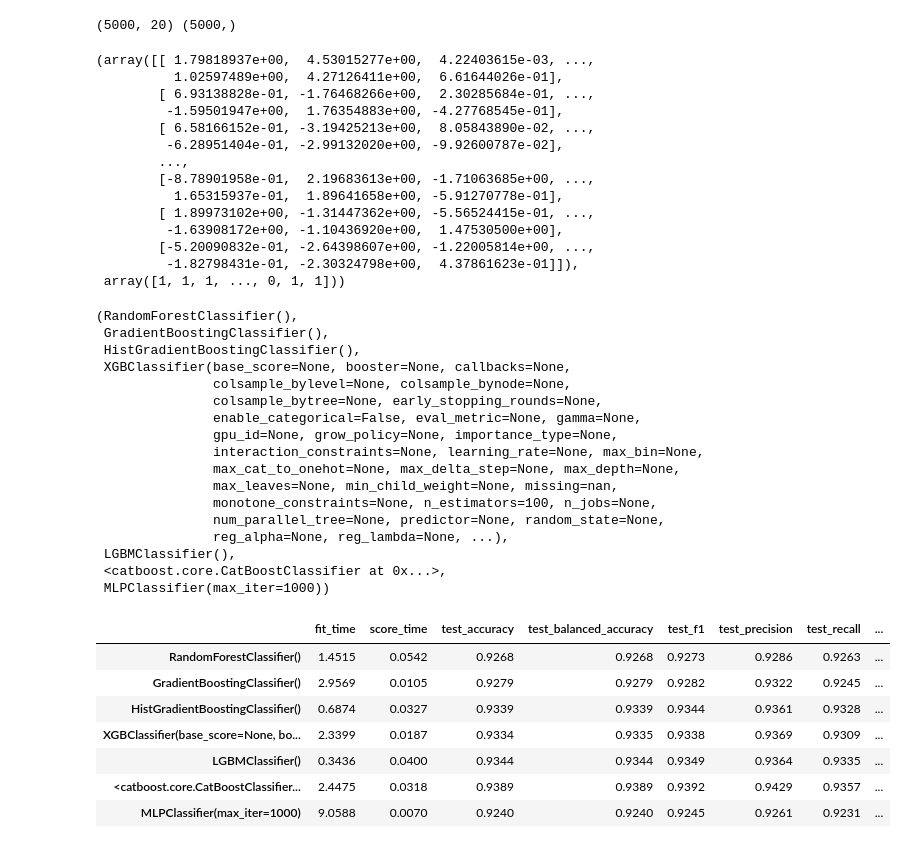
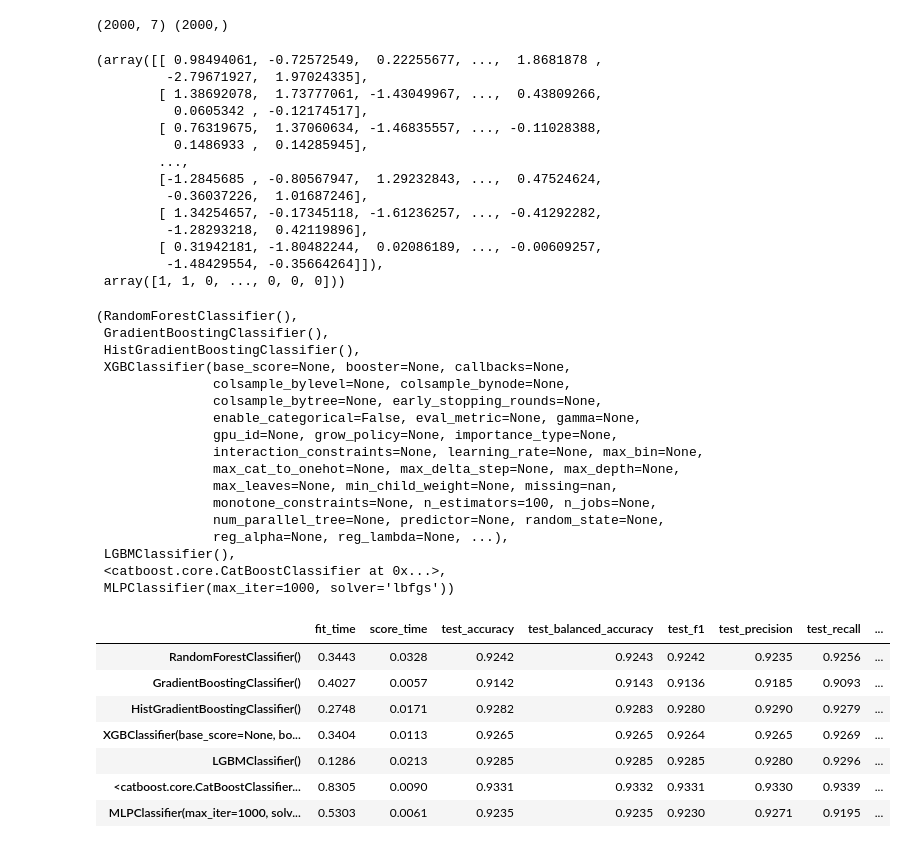
Before and after one commit to alexey-krasnov/ml_classifiers, a Jupyter notebook: classifiers.ipynb, the cells around one changed output. Saved outputs shown, nothing was run; the diff lists cells and outputs as text; code cells hidden in the pictures.

```diff
--- a/classifiers.ipynb
+++ b/classifiers.ipynb
@@ -33,27 +22,27 @@ def get_metrics(y_test, y_pred) -> map:
 # %%
 # Define test classification dataset
-X, y = make_classification(n_samples=5000, n_features=20, n_informative=5, n_redundant=2, random_state=12)
+X, y = make_classification(n_samples=2000, n_features=7, n_informative=5, n_redundant=2, random_state=12)
 # summarize the dataset
 print(X.shape, y.shape)
 # Split for train/test data as 80% and 20 %
 X_train, X_test, y_train, y_test = train_test_split(X, y, test_size=0.2, random_state=12)
 X, y
 # %% [output]
-(5000, 20) (5000,)
+(2000, 7) (2000,)
-(array([[ 1.79818937e+00,  4.53015277e+00,  4.22403615e-03, ...,
-          1.02597489e+00,  4.27126411e+00,  6.61644026e-01],
-        [ 6.93138828e-01, -1.76468266e+00,  2.30285684e-01, ...,
-         -1.59501947e+00,  1.76354883e+00, -4.27768545e-01],
-        [ 6.58166152e-01, -3.19425213e+00,  8.05843890e-02, ...,
-         -6.28951404e-01, -2.99132020e+00, -9.92600787e-02],
+(array([[ 0.98494061, -0.72572549,  0.22255677, ...,  1.8681878 ,
+         -2.79671927,  1.97024335],
+        [ 1.38692078,  1.73777061, -1.43049967, ...,  0.43809266,
+          0.0605342 , -0.12174517],
+        [ 0.76319675,  1.37060634, -1.46835557, ..., -0.11028388,
+          0.1486933 ,  0.14285945],
         ...,
-        [-8.78901958e-01,  2.19683613e+00, -1.71063685e+00, ...,
-          1.65315937e-01,  1.89641658e+00, -5.91270778e-01],
-        [ 1.89973102e+00, -1.31447362e+00, -5.56524415e-01, ...,
-         -1.63908172e+00, -1.10436920e+00,  1.47530500e+00],
-        [-5.20090832e-01, -2.64398607e+00, -1.22005814e+00, ...,
-         -1.82798431e-01, -2.30324798e+00,  4.37861623e-01]]),
- array([1, 1, 1, ..., 0, 1, 1]))
+        [-1.2845685 , -0.80567947,  1.29232843, ...,  0.47524624,
+         -0.36037226,  1.01687246],
+        [ 1.34254657, -0.17345118, -1.61236257, ..., -0.41292282,
+         -1.28293218,  0.42119896],
+        [ 0.31942181, -1.80482244,  0.02086189, ..., -0.00609257,
+         -1.48429554, -0.35664264]]),
+ array([1, 1, 0, ..., 0, 0, 0]))
 # %%
 # instance the classification models
 rf = RandomForestClassifier()
@@ -62,7 +51,7 @@ hist_gb = HistGradientBoostingClassifier()
 xgb = XGBClassifier()
 lgb = LGBMClassifier()
 catgb = CatBoostClassifier(verbose=0, n_estimators=200)
-mlp = MLPClassifier(max_iter=1000)
+mlp = MLPClassifier(max_iter=1000, solver='lbfgs')
 
 models = (rf, gb, hist_gb, xgb, lgb, catgb, mlp)
 
@@ -84,31 +73,29 @@ models
                reg_alpha=None, reg_lambda=None, ...),
  LGBMClassifier(),
  <catboost.core.CatBoostClassifier at 0x...>,
- MLPClassifier(max_iter=1000))
+ MLPClassifier(max_iter=1000, solver='lbfgs'))
 # %%
 def make_cross_validation(estimator, X_train, y_train, cv=5):
-    scorings = ('accuracy', 'balanced_accuracy', 'f1', 'precision', 'recall',  'roc_auc')
+    scorings = ('accuracy', 'balanced_accuracy', 'f1', 'precision', 'recall', 'roc_auc')
     scores = cross_validate(estimator, X_train, y_train, cv=cv, n_jobs=-1, scoring=scorings)
-    scores.items()
     final_metrics = dict()
     for key, item in sorted(scores.items()):
-        # print(f'{key} is {item.mean().round(4)}')
         final_metrics[key] = item.mean().round(4)
     return final_metrics
 # %%
 cv = RepeatedStratifiedKFold(n_splits=5, n_repeats=5, random_state=12)
-data = []
+data_cross_val = []
 for mdl in models:
     report_dict = make_cross_validation(mdl, X_train, y_train, cv=cv)
-    data.append(report_dict)
-df_report = pd.DataFrame(data, index=models)
+    data_cross_val.append(report_dict)
+df_report = pd.DataFrame(data_cross_val, index=models)
 df_report
 # %% [output]
 |  | fit_time | score_time | test_accuracy | test_balanced_accuracy | test_f1 | test_precision | test_recall | ... |
-| RandomForestClassifier() | 1.4515 | 0.0542 | 0.9268 | 0.9268 | 0.9273 | 0.9286 | 0.9263 | ... |
-| GradientBoostingClassifier() | 2.9569 | 0.0105 | 0.9279 | 0.9279 | 0.9282 | 0.9322 | 0.9245 | ... |
-| HistGradientBoostingClassifier() | 0.6874 | 0.0327 | 0.9339 | 0.9339 | 0.9344 | 0.9361 | 0.9328 | ... |
-| XGBClassifier(base_score=None, bo... | 2.3399 | 0.0187 | 0.9334 | 0.9335 | 0.9338 | 0.9369 | 0.9309 | ... |
-| LGBMClassifier() | 0.3436 | 0.0400 | 0.9344 | 0.9344 | 0.9349 | 0.9364 | 0.9335 | ... |
-| <catboost.core.CatBoostClassifier... | 2.4475 | 0.0318 | 0.9389 | 0.9389 | 0.9392 | 0.9429 | 0.9357 | ... |
-| MLPClassifier(max_iter=1000) | 9.0588 | 0.0070 | 0.9240 | 0.9240 | 0.9245 | 0.9261 | 0.9231 | ... |
+| RandomForestClassifier() | 0.3443 | 0.0328 | 0.9242 | 0.9243 | 0.9242 | 0.9235 | 0.9256 | ... |
+| GradientBoostingClassifier() | 0.4027 | 0.0057 | 0.9142 | 0.9143 | 0.9136 | 0.9185 | 0.9093 | ... |
+| HistGradientBoostingClassifier() | 0.2748 | 0.0171 | 0.9282 | 0.9283 | 0.9280 | 0.9290 | 0.9279 | ... |
+| XGBClassifier(base_score=None, bo... | 0.3404 | 0.0113 | 0.9265 | 0.9265 | 0.9264 | 0.9265 | 0.9269 | ... |
+| LGBMClassifier() | 0.1286 | 0.0213 | 0.9285 | 0.9285 | 0.9285 | 0.9280 | 0.9296 | ... |
+| <catboost.core.CatBoostClassifier... | 0.8305 | 0.0090 | 0.9331 | 0.9332 | 0.9331 | 0.9330 | 0.9339 | ... |
+| MLPClassifier(max_iter=1000, solv... | 0.5303 | 0.0061 | 0.9235 | 0.9235 | 0.9230 | 0.9271 | 0.9195 | ... |
```
Also changed, not shown: parts of 6 cells of this notebook.
